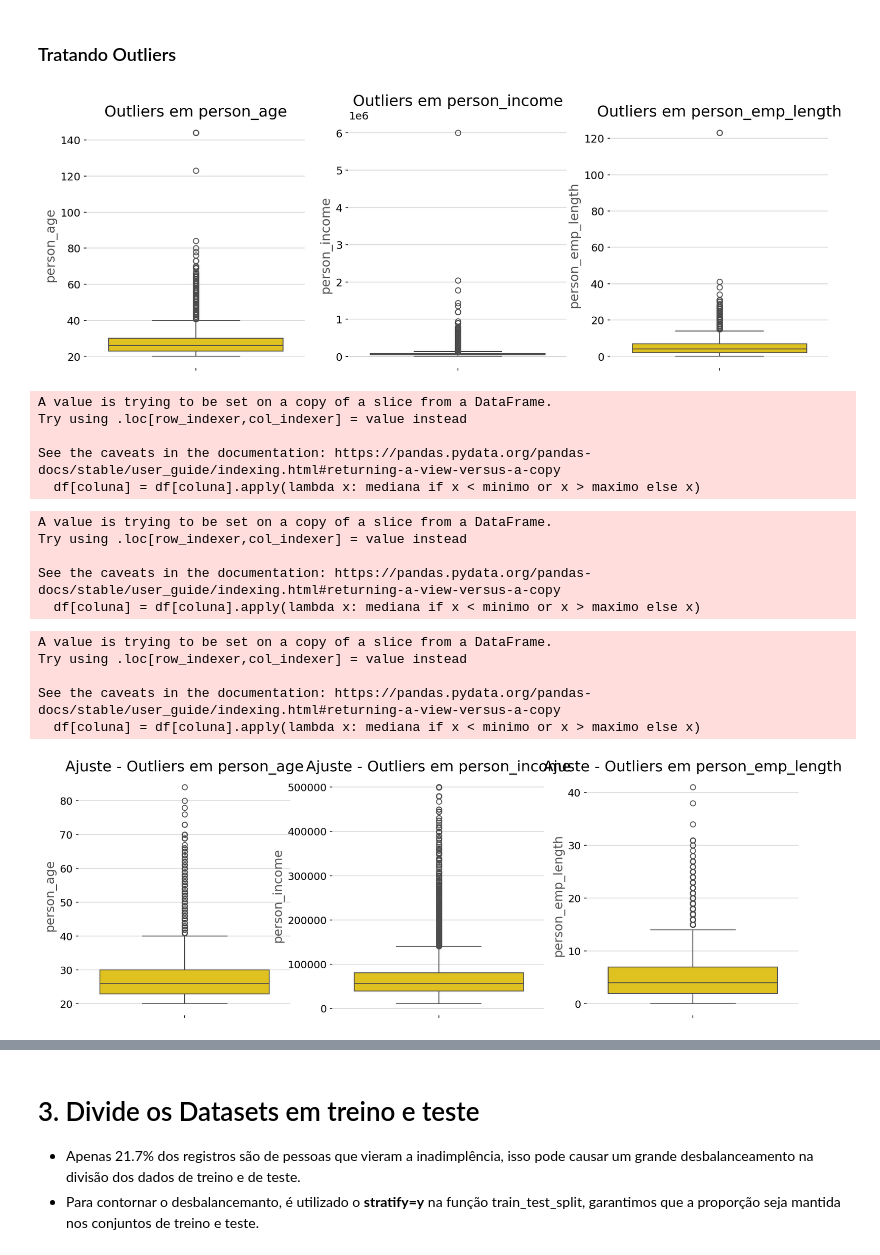
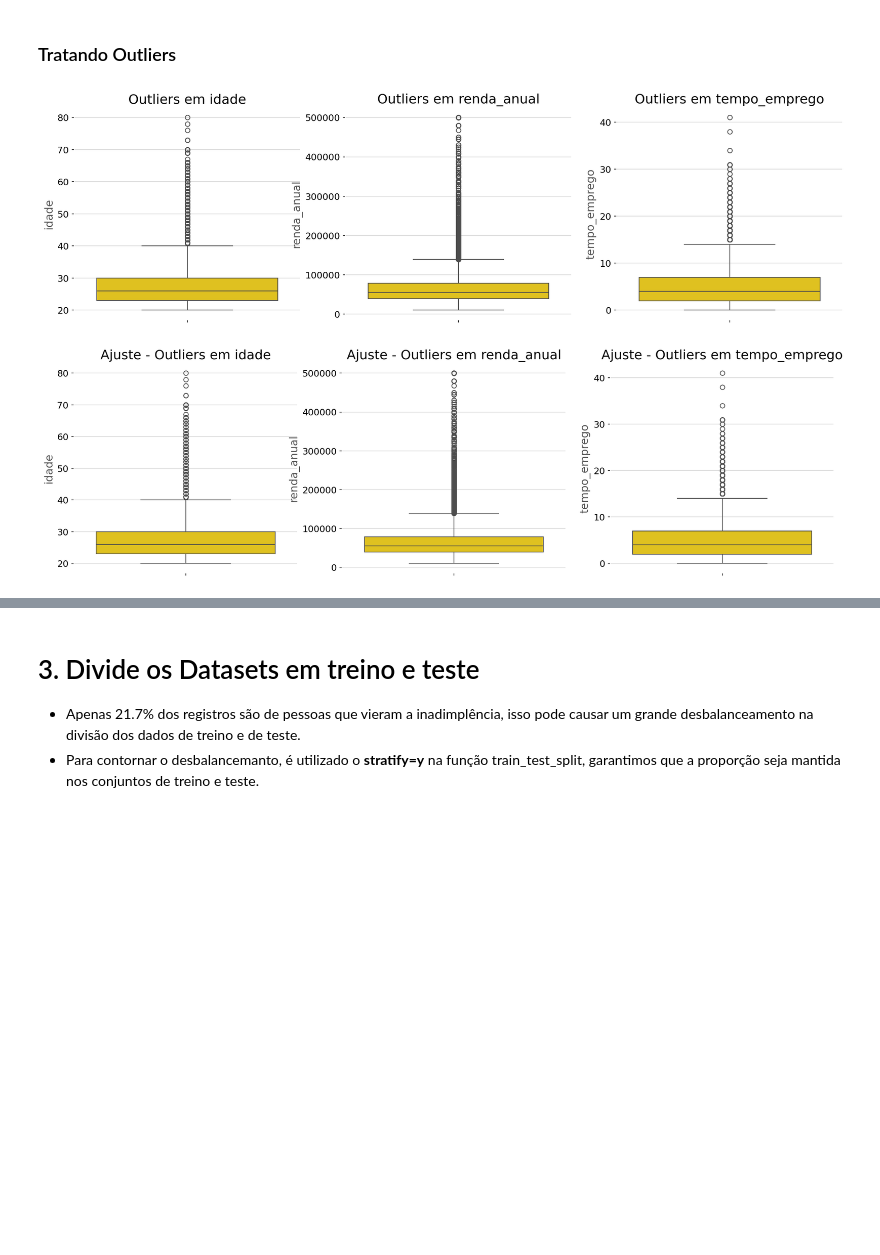
Before and after one commit to vvinicios/Machine-Learning-Consessao-de-Credito, a Jupyter notebook: 1-EDA.ipynb, the cells around one changed output, grey strips where cells are left out. Cells and saved outputs as stored; diff of their text form; code cells hidden in the pictures; blank space fills up the shorter version.

```diff
--- a/1-EDA.ipynb
+++ b/1-EDA.ipynb
@@ -188,3 +220,9 @@ df_filtrado = df.dropna()
+# %%
+# Excluir valores onde a coluna taxa_juros estiver zerada
+df_filtrado = df[df['taxa_juros'].notna()]
+# %%
+# Substituir por 0 na coluna tempo_emprego
+df_filtrado = df_filtrado.fillna(0)
 # %%
 df_filtrado.shape
 # %% [output]
@@ -218,6 +262,9 @@ df_limpo.duplicated().sum()
+# %%
+# Renomeia DF
+df_limpo = df_filtrado
 # %%
 # Confirma que todas as colunas estão minusculas
 df_limpo.columns = [x.lower() for x in df.columns]
 # %%
 # Renomeia coluna classe para churn_flag
-df_limpo.rename(columns={'loan_status': 'target'}, inplace=True)
+df_limpo.rename(columns={'historico_inadimplencia': 'target'}, inplace=True)
@@ -249,63 +337,45 @@ Insights observados:
 # %% [markdown]
 ### Tratando Outliers
 # %%
-fig, axes = plt.subplots(1, 3, figsize=(15, 5))
+fig, axes = plt.subplots(1, 3, figsize=(18, 5))
 
-sns.boxplot(y=df_limpo['person_age'], ax=axes[0])
-axes[0].set_title('Outliers em person_age')
+sns.boxplot(y=df_limpo['idade'], ax=axes[0])
+axes[0].set_title('Outliers em idade')
 
-sns.boxplot(y=df_limpo['person_income'], ax=axes[1])
-axes[1].set_title('Outliers em person_income')
+sns.boxplot(y=df_limpo['renda_anual'], ax=axes[1])
+axes[1].set_title('Outliers em renda_anual')
 
-sns.boxplot(y=df_limpo['person_emp_length'], ax=axes[2])
-axes[2].set_title('Outliers em person_emp_length')
+sns.boxplot(y=df_limpo['tempo_emprego'], ax=axes[2])
+axes[2].set_title('Outliers em tempo_emprego')
 
 plt.show()
 # %% [output]
-[figure, old version]
+[figure, new version]
 # %%
 # Tratar outliers de person_age
-df_limpo = tratar_outliers(df_limpo, 'person_age', 20, 100)
+df_limpo = tratar_outliers(df_limpo, 'idade', 20, 80)
-# %% [output]
-A value is trying to be set on a copy of a slice from a DataFrame.
-Try using .loc[row_indexer,col_indexer] = value instead
-
-See the caveats in the documentation: https://pandas.pydata.org/pandas-docs/stable/user_guide/indexing.html#returning-a-view-versus-a-copy
-  df[coluna] = df[coluna].apply(lambda x: mediana if x < minimo or x > maximo else x)
 # %%
 # Tratar outliers de person_income
-df_limpo = tratar_outliers(df_limpo, 'person_income', 10000, 500000)
+df_limpo = tratar_outliers(df_limpo, 'renda_anual', 10000, 500000)
-# %% [output]
-A value is trying to be set on a copy of a slice from a DataFrame.
-Try using .loc[row_indexer,col_indexer] = value instead
-
-See the caveats in the documentation: https://pandas.pydata.org/pandas-docs/stable/user_guide/indexing.html#returning-a-view-versus-a-copy
-  df[coluna] = df[coluna].apply(lambda x: mediana if x < minimo or x > maximo else x)
 # %%
 # Tratar outliers de person_emp_length
-df_limpo = tratar_outliers(df_limpo, 'person_emp_length', 0, 50)
+df_limpo = tratar_outliers(df_limpo, 'tempo_emprego', 0, 50)
-# %% [output]
-A value is trying to be set on a copy of a slice from a DataFrame.
-Try using .loc[row_indexer,col_indexer] = value instead
-
-See the caveats in the documentation: https://pandas.pydata.org/pandas-docs/stable/user_guide/indexing.html#returning-a-view-versus-a-copy
-  df[coluna] = df[coluna].apply(lambda x: mediana if x < minimo or x > maximo else x)
 # %%
 # Analise após tratamento dos outliers
-fig, axes = plt.subplots(1, 3, figsize=(15, 5))
+fig, axes = plt.subplots(1, 3, figsize=(18, 5))
 
-sns.boxplot(y=df_limpo['person_age'], ax=axes[0])
-axes[0].set_title('Ajuste - Outliers em person_age')
+sns.boxplot(y=df_limpo['idade'], ax=axes[0])
+axes[0].set_title('Ajuste - Outliers em idade')
 
-sns.boxplot(y=df_limpo['person_income'], ax=axes[1])
-axes[1].set_title('Ajuste - Outliers em person_income')
+sns.boxplot(y=df_limpo['renda_anual'], ax=axes[1])
+axes[1].set_title('Ajuste - Outliers em renda_anual')
 
-sns.boxplot(y=df_limpo['person_emp_length'], ax=axes[2])
-axes[2].set_title('Ajuste - Outliers em person_emp_length')
+sns.boxplot(y=df_limpo['tempo_emprego'], ax=axes[2])
+axes[2].set_title('Ajuste - Outliers em tempo_emprego')
 
 plt.show()
 # %% [output]
-[figure, old version]
+[figure, new version]
 # %%
 df_limpo.describe(include=["object"]).T
 # %% [output]
```
Also changed, not shown: parts of 28 cells of this notebook, 1 other file.
